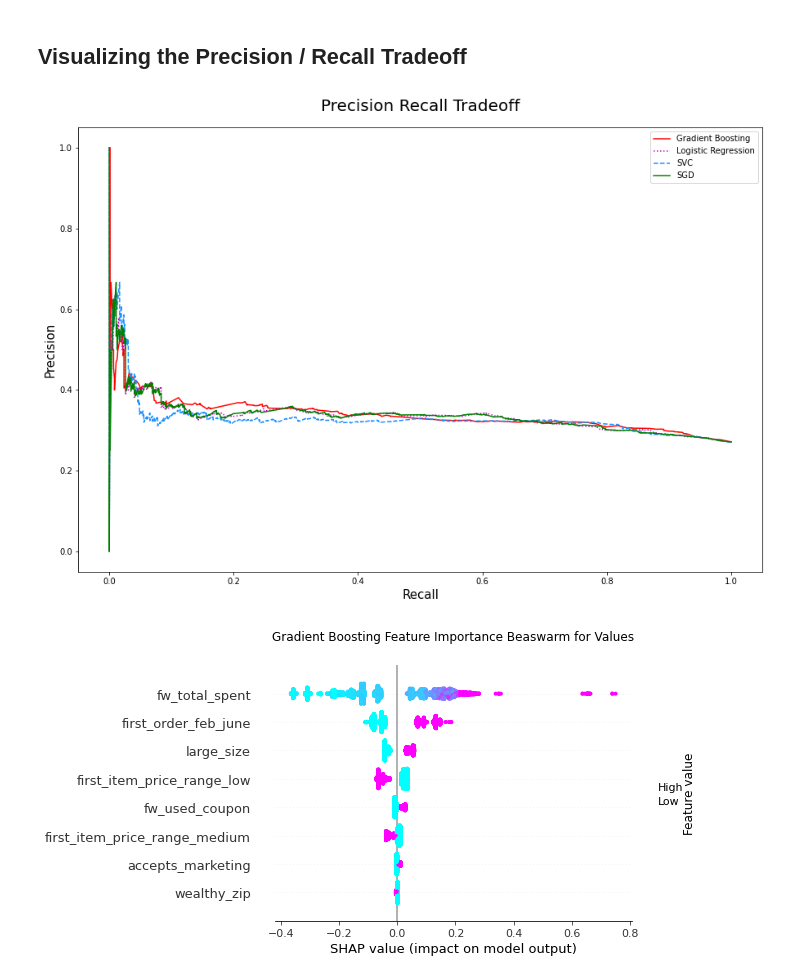
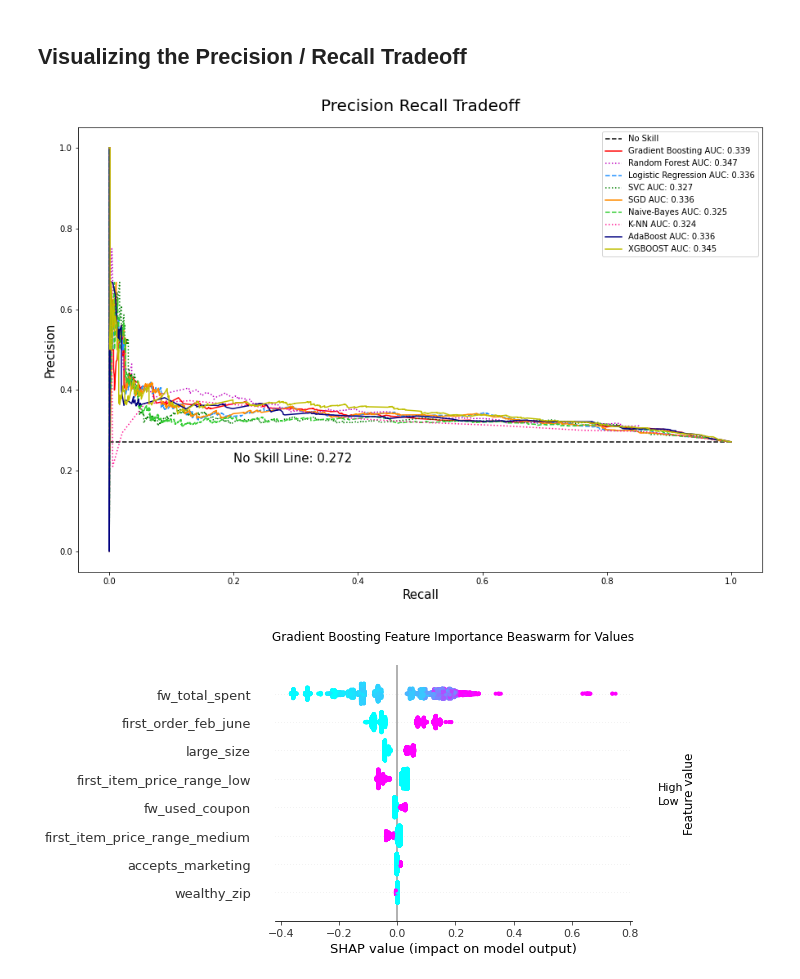
Before and after one commit to benjaminbellman/Shopify_CLTV_Machine_Learning, a Jupyter notebook: 4.Modelling/Classification--Predicting_REPEAT_CUSTOMER_AFTER_FIRST_WEEK/Pre-Processing&Modelling-Classification-NO_RESAMPLING.ipynb, the cells around one changed output. Drawn from its saved outputs; the diff is of its cells as text; code cells hidden in the pictures.

Commit message:
Adding Simplified Models Threshold and Sampling

```diff
--- a/4.Modelling/Classification--Predicting_REPEAT_CUSTOMER_AFTER_FIRST_WEEK/Pre-Processing&Modelling-Classification-NO_RESAMPLING.ipynb
+++ b/4.Modelling/Classification--Predicting_REPEAT_CUSTOMER_AFTER_FIRST_WEEK/Pre-Processing&Modelling-Classification-NO_RESAMPLING.ipynb
@@ -719,31 +719,37 @@ F1-Score: 0.019
 [figure]
 # %% [markdown]
 ## Visualizing the Precision / Recall Tradeoff
-# %%
-## Plotting the Precision / Recall Tradeoff
-
-names = ["Gradient Boosting","Logistic Regression","SVC","SGD"]
-models = [gbc_best,best_lreg,svc_best,sgd_best]
-colors = ['r','m','dodgerblue','g', 'deeppink']
-linestyles =['-',':','--','-']
-
-plt.figure(figsize=(15,10))
-counter = 0
-for name, model in zip(names,models):
-    y_decision_function = model.decision_function(X_test)
-    precision,recall,threshold = precision_recall_curve(y_test,y_decision_function)
-    plt.plot(recall,precision,color=colors[counter],
-             linestyle=linestyles[counter],
-             label = name)
-    counter +=1
-
-plt.title('Precision Recall Tradeoff', pad=20, fontsize = 20)
-plt.xlabel('Recall', fontsize = 15)
-plt.ylabel('Precision', fontsize = 15)
-plt.legend()
-plt.show()
-# %% [output]
-[figure, removed]
+# %%
+## Plotting the Precision / Recall Tradeoff
+
+names = ["Gradient Boosting","Random Forest","Logistic Regression","SVC","SGD","Naive-Bayes","K-NN","AdaBoost","XGBOOST"]
+models = [gbc_best,rfc_best,best_lreg,svc_best,sgd_best,nb_best,knn_best,ada_best,xgb_best]
+linestyles =['-',':','--',':','-','--',':','-','-']
+colors = ['r','m','dodgerblue','g','darkorange','limegreen', 'deeppink','navy','y']
+
+plt.figure(figsize=(15,10))
+
+## Plotting the no-skill line.
+no_skill = len(y_test[y_test==1]) / len(y_test)
+plt.plot([0,1], [no_skill,no_skill], linestyle='--', label='No Skill', c='black')
+
+counter = 0
+for name, model in zip(names,models):
+    precision,recall,thresholds = precision_recall_curve(y_test,model.predict_proba(X_test)[:,1])
+    plt.plot(recall,precision,color=colors[counter],
+             linestyle=linestyles[counter],
+             label = name  +' AUC: %.3f'%auc(recall,precision))
+    counter +=1
+
+
+plt.title('Precision Recall Tradeoff', pad=20, fontsize = 20)
+plt.xlabel('Recall', fontsize = 15)
+plt.ylabel('Precision', fontsize = 15)
+plt.annotate('No Skill Line: '+str(round(no_skill,3)),(0.2,0.22), fontsize =15)
+plt.legend()
+plt.show()
+# %% [output]
+[figure, added]
 # %%
 plt.title('Gradient Boosting Feature Importance Beaswarm for Values',pad = 25)
 explainer = shap.Explainer(gbc_best)
```
Also changed, not shown: parts of 34 cells of this notebook, 7 other files.
